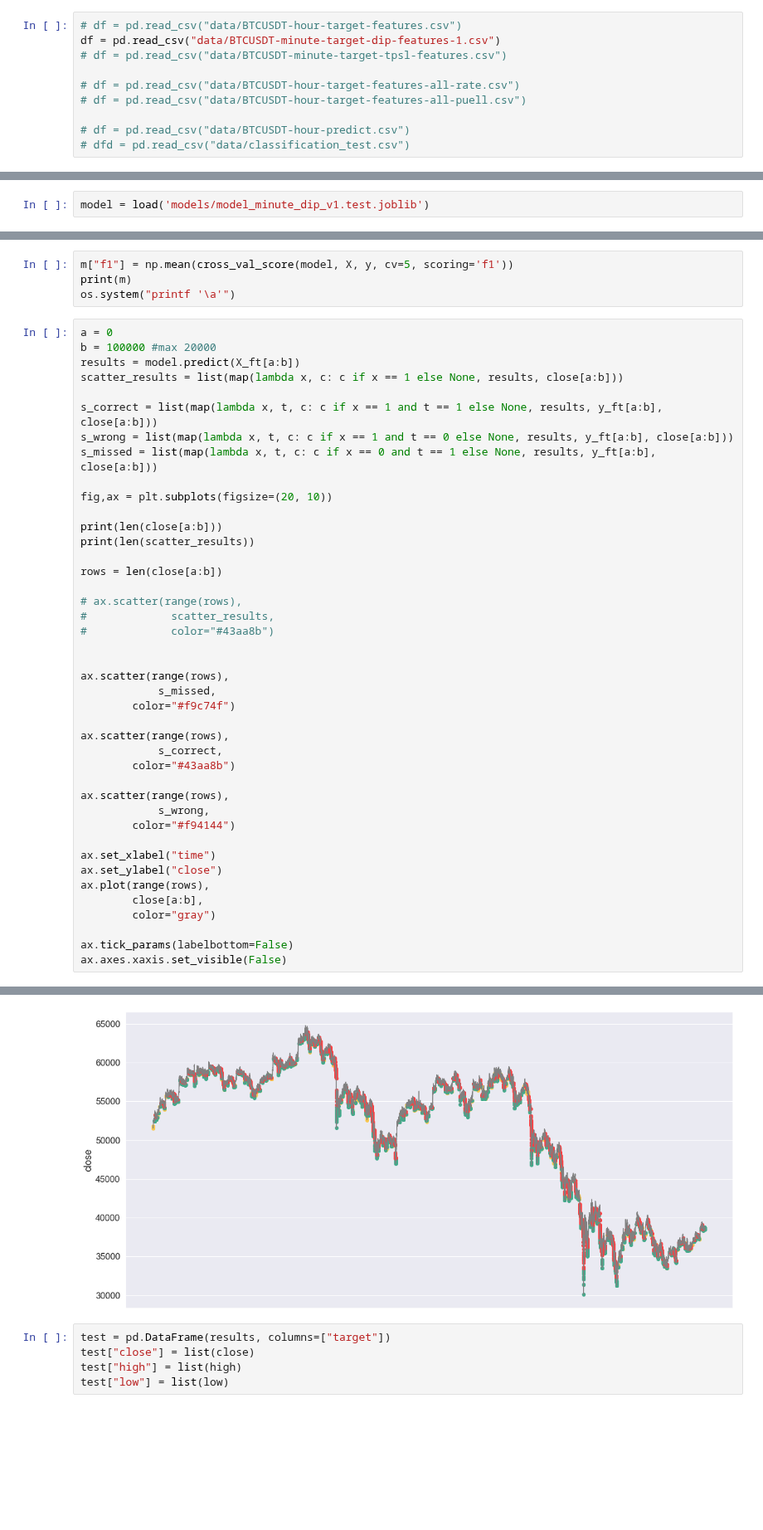
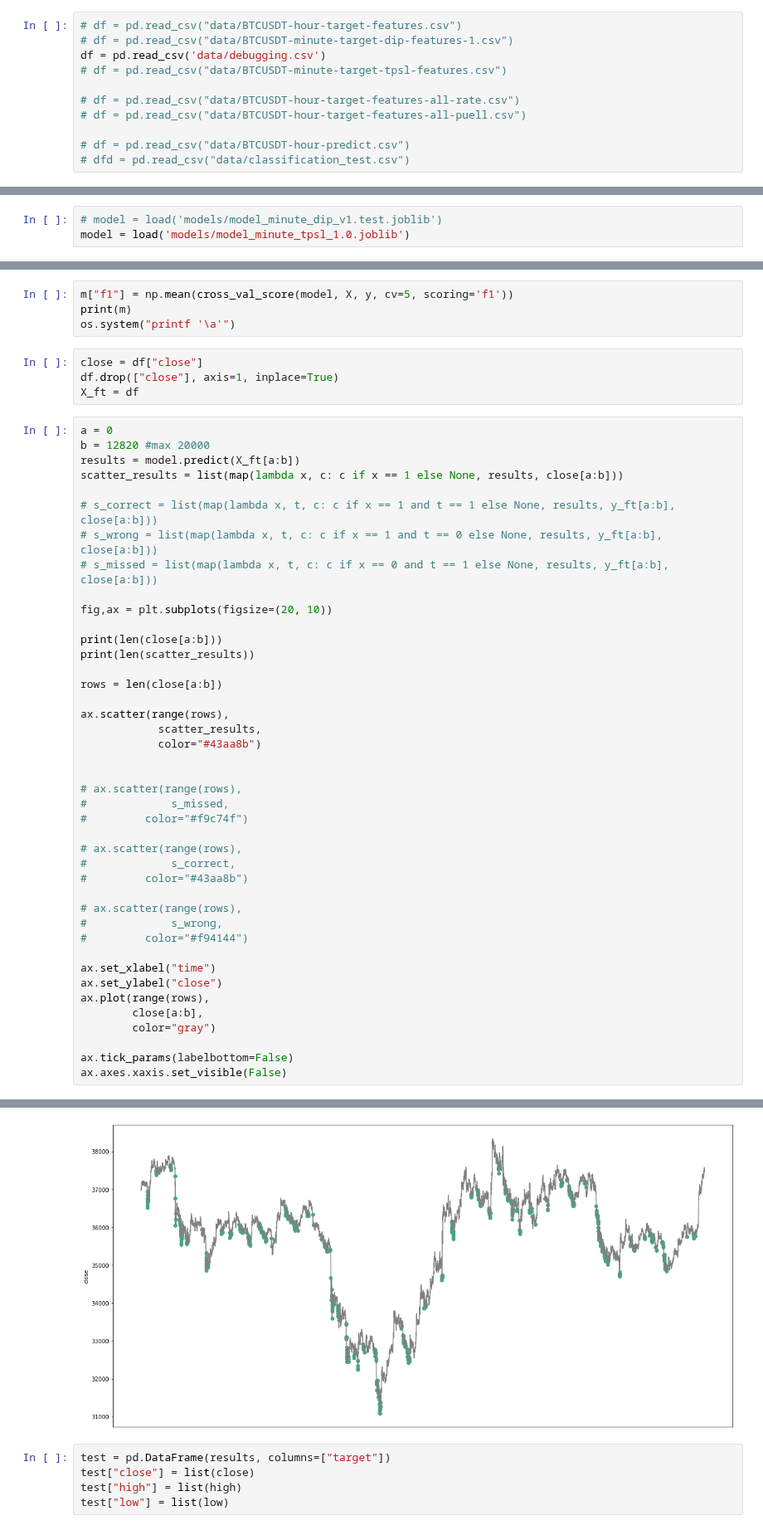
Before and after one commit to sunnymnie/bitcoin-printer, a Jupyter notebook: c-test.ipynb, the cells around one changed output, grey strips where cells are left out. Shown at 83% size. Saved outputs shown, nothing was run; the diff lists cells and outputs as text; blank space fills up the shorter version.

```diff
--- a/c-test.ipynb
+++ b/c-test.ipynb
@@ -22,7 +22,8 @@ import time
 import os
 # %%
 # df = pd.read_csv("data/BTCUSDT-hour-target-features.csv")
-df = pd.read_csv("data/BTCUSDT-minute-target-dip-features-1.csv")
+# df = pd.read_csv("data/BTCUSDT-minute-target-dip-features-1.csv")
+df = pd.read_csv('data/debugging.csv')
 # df = pd.read_csv("data/BTCUSDT-minute-target-tpsl-features.csv")
 
 # df = pd.read_csv("data/BTCUSDT-hour-target-features-all-rate.csv")
@@ -168,7 +169,8 @@ os.system("printf '\a'")
 --- 1265.8448810577393 seconds ---
 0
 # %%
-model = load('models/model_minute_dip_v1.test.joblib')
+# model = load('models/model_minute_dip_v1.test.joblib')
+model = load('models/model_minute_tpsl_1.0.joblib')
 # %% [markdown]
 ## Precision bug documentation
 
@@ -206,15 +208,19 @@ os.system("printf '\a'")
 m["f1"] = np.mean(cross_val_score(model, X, y, cv=5, scoring='f1'))
 print(m)
 os.system("printf '\a'")
+# %%
+close = df["close"]
+df.drop(["close"], axis=1, inplace=True)
+X_ft = df
 # %%
 a = 0
-b = 100000 #max 20000
+b = 12820 #max 20000
 results = model.predict(X_ft[a:b])
 scatter_results = list(map(lambda x, c: c if x == 1 else None, results, close[a:b]))
 
-s_correct = list(map(lambda x, t, c: c if x == 1 and t == 1 else None, results, y_ft[a:b], close[a:b]))
-s_wrong = list(map(lambda x, t, c: c if x == 1 and t == 0 else None, results, y_ft[a:b], close[a:b]))
-s_missed = list(map(lambda x, t, c: c if x == 0 and t == 1 else None, results, y_ft[a:b], close[a:b]))
+# s_correct = list(map(lambda x, t, c: c if x == 1 and t == 1 else None, results, y_ft[a:b], close[a:b]))
+# s_wrong = list(map(lambda x, t, c: c if x == 1 and t == 0 else None, results, y_ft[a:b], close[a:b]))
+# s_missed = list(map(lambda x, t, c: c if x == 0 and t == 1 else None, results, y_ft[a:b], close[a:b]))
 
 fig,ax = plt.subplots(figsize=(20, 10))
 
@@ -223,22 +229,22 @@ print(len(scatter_results))
 
 rows = len(close[a:b])
 
-# ax.scatter(range(rows),
-#             scatter_results,
-#             color="#43aa8b")
+ax.scatter(range(rows),
+            scatter_results,
+            color="#43aa8b")
 
 
-ax.scatter(range(rows),
-            s_missed,
-        color="#f9c74f")
+# ax.scatter(range(rows),
+#             s_missed,
+#         color="#f9c74f")
 
-ax.scatter(range(rows),
-            s_correct,
-        color="#43aa8b")
+# ax.scatter(range(rows),
+#             s_correct,
+#         color="#43aa8b")
 
-ax.scatter(range(rows),
-            s_wrong,
-        color="#f94144")
+# ax.scatter(range(rows),
+#             s_wrong,
+#         color="#f94144")
 
 ax.set_xlabel("time")
 ax.set_ylabel("close")
@@ -254,4 +260,4 @@ ax.axes.xaxis.set_visible(False)
-[figure, old version]
+[figure, new version]
 # %%
 test = pd.DataFrame(results, columns=["target"])
 test["close"] = list(close)
```
Also changed, not shown: parts of 2 cells of this notebook, 3 other files.
